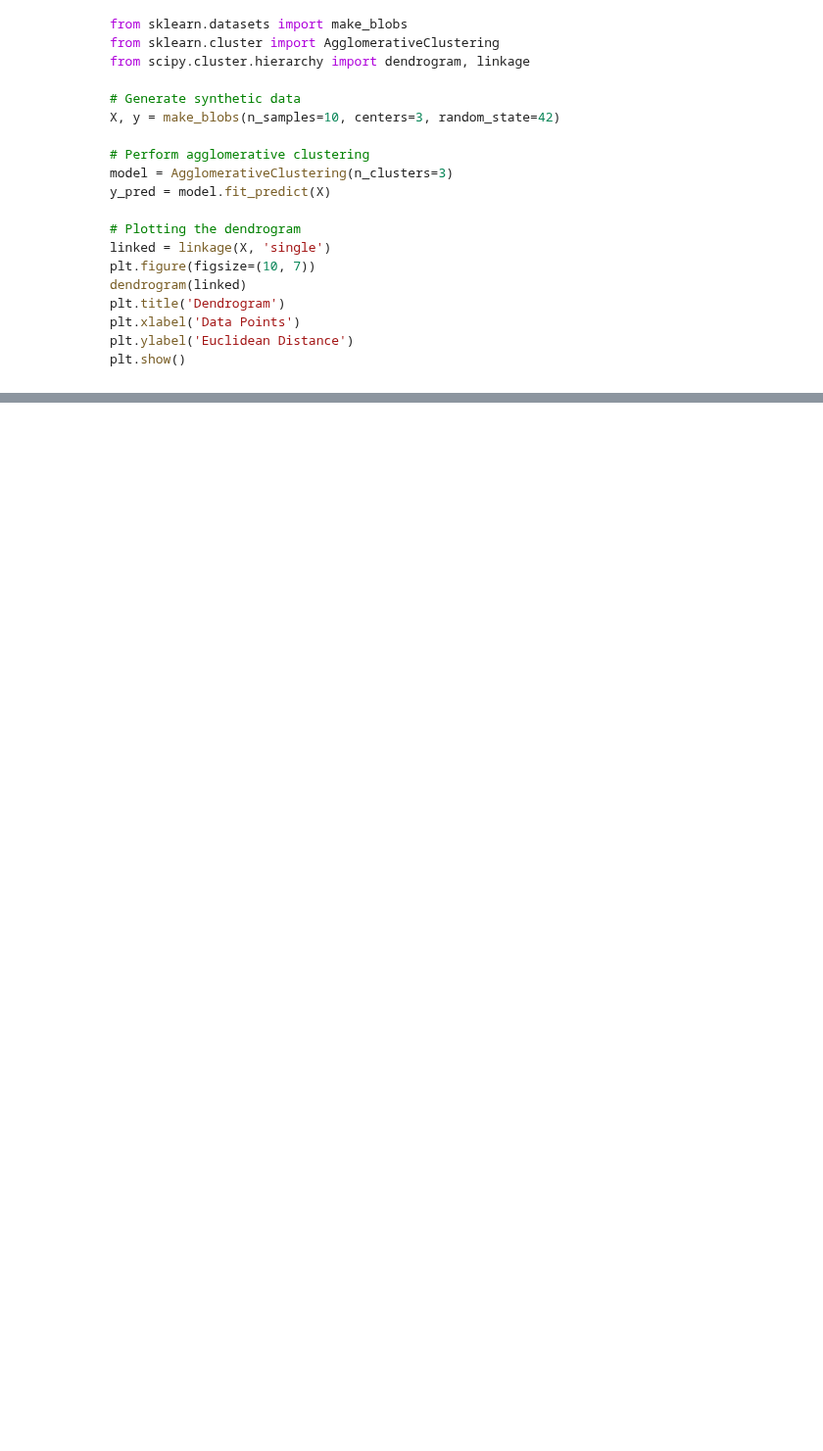
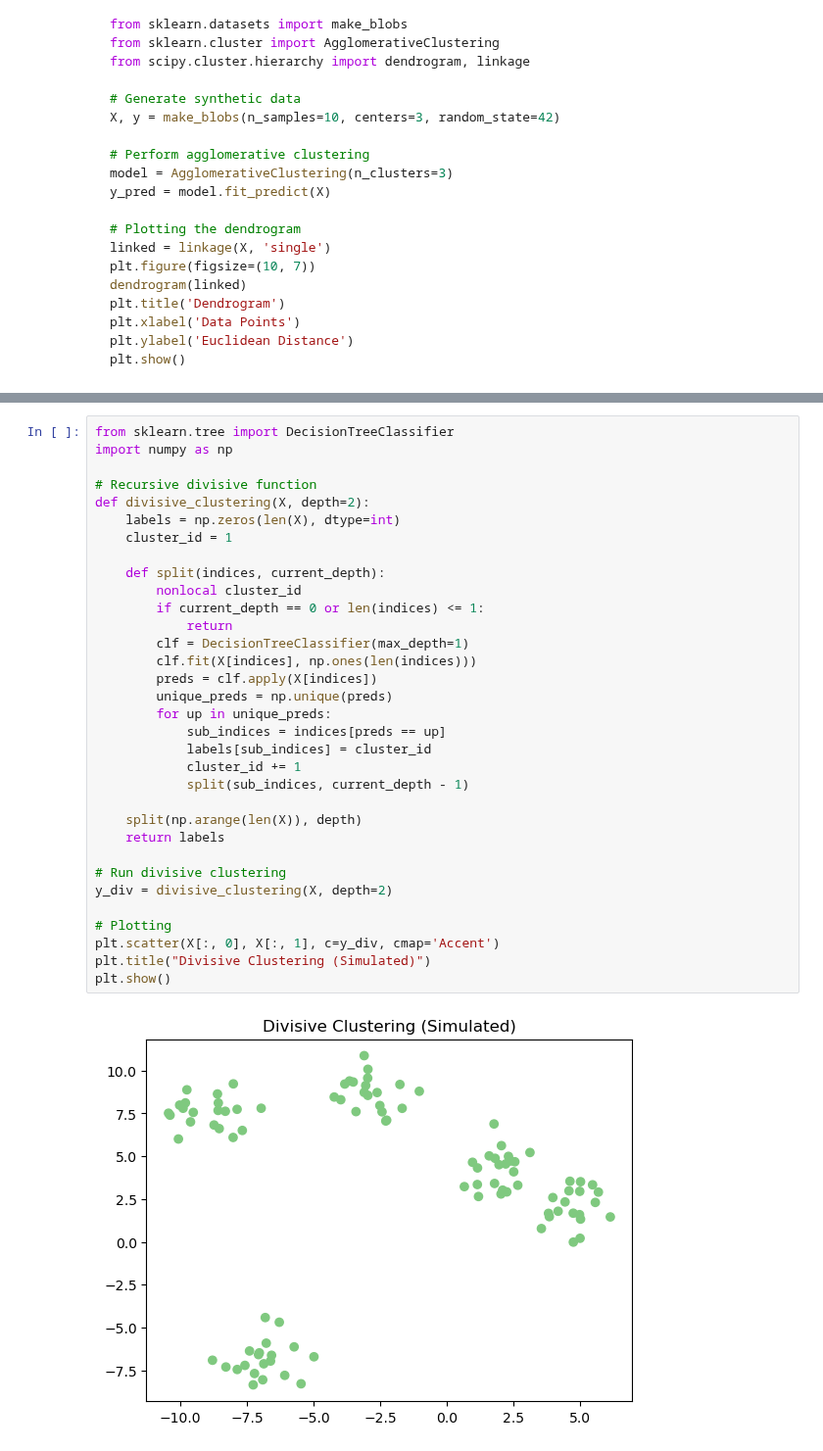
Before and after one commit to ashiknazar/machine_learning_algs, a Jupyter notebook: 10_hierarchial_clustering.ipynb, the cells around one changed output, grey strips where cells are left out. Shown at 98% size. Drawn from its saved outputs; the diff is of its cells as text; blank space fills up the shorter version.

```diff
--- a/10_hierarchial_clustering.ipynb
+++ b/10_hierarchial_clustering.ipynb
@@ -129,0 +156,35 @@ plt.show()
+# %%
+from sklearn.tree import DecisionTreeClassifier
+import numpy as np
+
+# Recursive divisive function
+def divisive_clustering(X, depth=2):
+    labels = np.zeros(len(X), dtype=int)
+    cluster_id = 1
+
+    def split(indices, current_depth):
+        nonlocal cluster_id
+        if current_depth == 0 or len(indices) <= 1:
+            return
+        clf = DecisionTreeClassifier(max_depth=1)
+        clf.fit(X[indices], np.ones(len(indices)))
+        preds = clf.apply(X[indices])
+        unique_preds = np.unique(preds)
+        for up in unique_preds:
+            sub_indices = indices[preds == up]
+            labels[sub_indices] = cluster_id
+            cluster_id += 1
+            split(sub_indices, current_depth - 1)
+
+    split(np.arange(len(X)), depth)
+    return labels
+
+# Run divisive clustering
+y_div = divisive_clustering(X, depth=2)
+
+# Plotting
+plt.scatter(X[:, 0], X[:, 1], c=y_div, cmap='Accent')
+plt.title("Divisive Clustering (Simulated)")
+plt.show()
+# %% [output]
+[figure, added]
```
Also changed, not shown: parts of 2 cells of this notebook, 3 other files.
